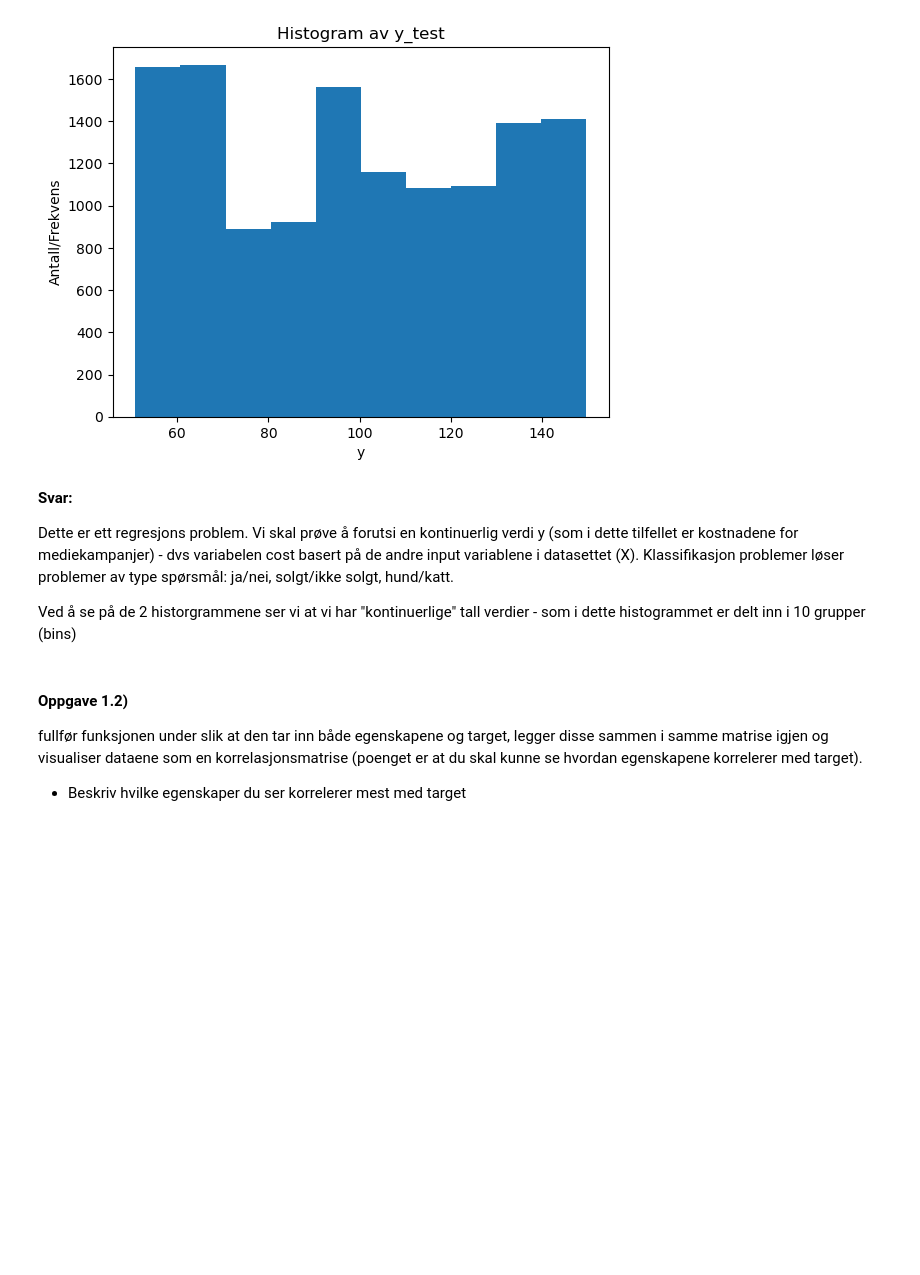
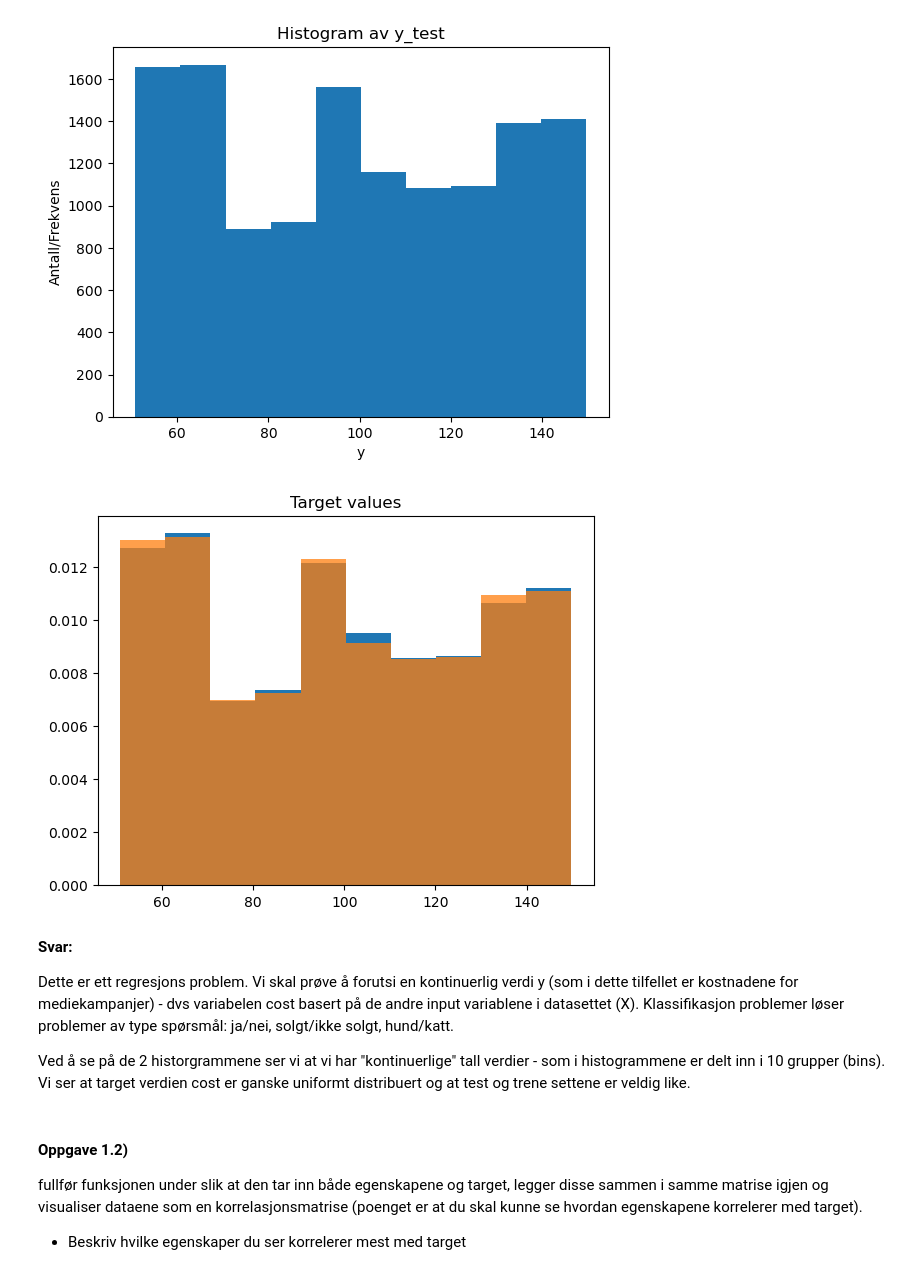
Before and after one commit to Bsingstad/DMBA-ML, a Jupyter notebook: Oblig 2/Oppgave 1.ipynb, the cells around one changed output. Drawn from its saved outputs; the diff is of its cells as text; code cells hidden in the pictures; blank space fills up the shorter version.

```diff
--- a/Oblig 2/Oppgave 1.ipynb
+++ b/Oblig 2/Oppgave 1.ipynb
@@ -100,13 +101,21 @@ plt.show()
 # %% [output]
 [figure]
 [figure]
+# %%
+# Kode fra forelesning 1 - viser at test og train verdiene er likt distribuert
+plt.title("Target values")
+plt.hist(y_train, density=True, color="C0", label="train")
+plt.hist(y_test, density=True, color="C1", alpha=0.75, label="val")
+plt.show()
+# %% [output]
+[figure, added]
 # %% [markdown]
 **Svar:**
 
 Dette er ett regresjons problem. Vi skal prøve å forutsi en kontinuerlig verdi y (som i dette tilfellet er kostnadene for mediekampanjer) - dvs variabelen cost basert på de andre input variablene i datasettet (X).
 Klassifikasjon problemer løser problemer av type spørsmål: ja/nei, solgt/ikke solgt, hund/katt.
 
-Ved å se på de 2 historgrammene ser vi at vi har "kontinuerlige" tall verdier - som i dette histogrammet er delt inn i 10 grupper (bins)
+Ved å se på de 2 historgrammene ser vi at vi har "kontinuerlige" tall verdier - som i histogrammene er delt inn i 10 grupper (bins). Vi ser at target verdien cost er ganske uniformt distribuert og at test og trene settene er veldig like.
 # %% [markdown]
 #### Oppgave 1.2)
 
```
Also changed, not shown: parts of 14 cells of this notebook, 11 other files.
